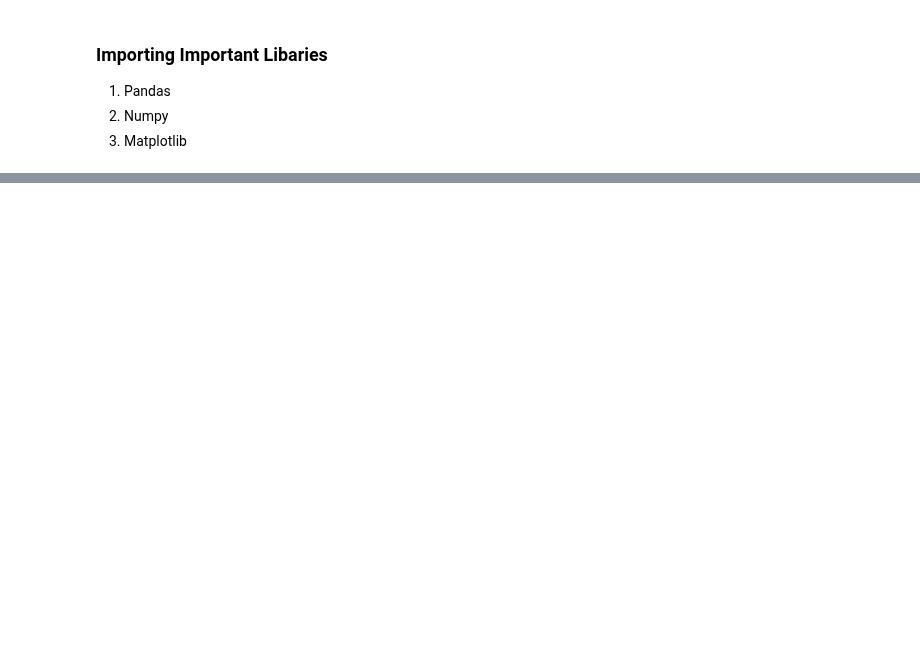
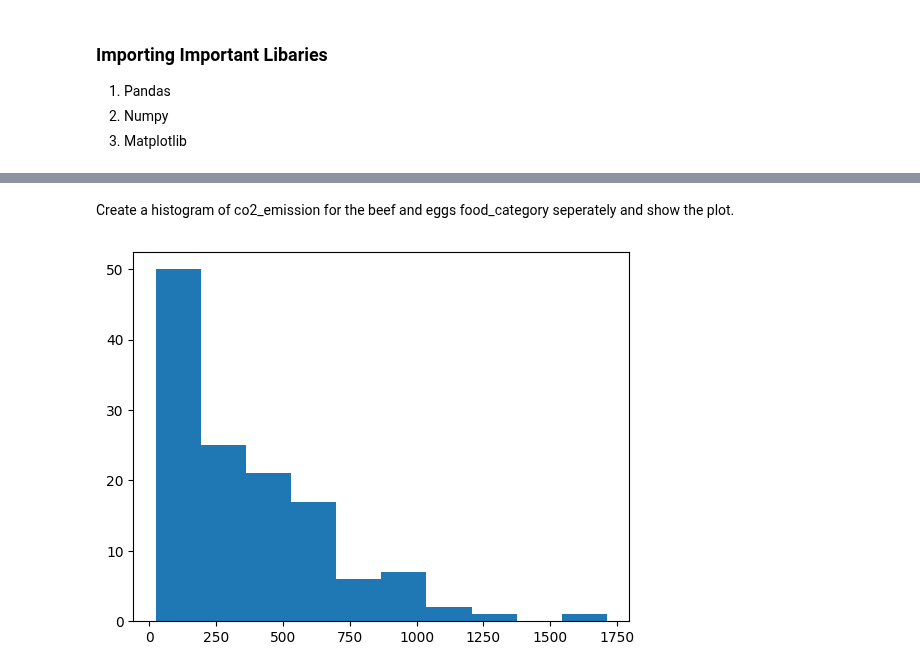
Before and after one commit to rupaniraheel/datacamp, a Jupyter notebook: Introduction-to-statsitics/summary-statistics.ipynb, the cells around one changed output, grey strips where cells are left out. Saved outputs shown, nothing was run; the diff lists cells and outputs as text; code cells hidden in the pictures; blank space fills up the shorter version.

```diff
--- a/Introduction-to-statsitics/summary-statistics.ipynb
+++ b/Introduction-to-statsitics/summary-statistics.ipynb
@@ -17,0 +136,8 @@ ParserError: Error tokenizing data. C error: Expected 1 fields in line 33, saw 8
+# %% [markdown]
+Create a histogram of co2_emission for the beef and eggs food_category seperately and show the plot.
+# %%
+plt.hist(food_consumption[food_consumption['food_category']=='beef'].co2_emission )
+# plt.hist(food_consumption[food_consumption['food_category']=='eggs'].co2_emission)
+plt.show()
+# %% [output]
+[figure, added]
```
Also changed, not shown: parts of 22 cells of this notebook, 2 other files.
